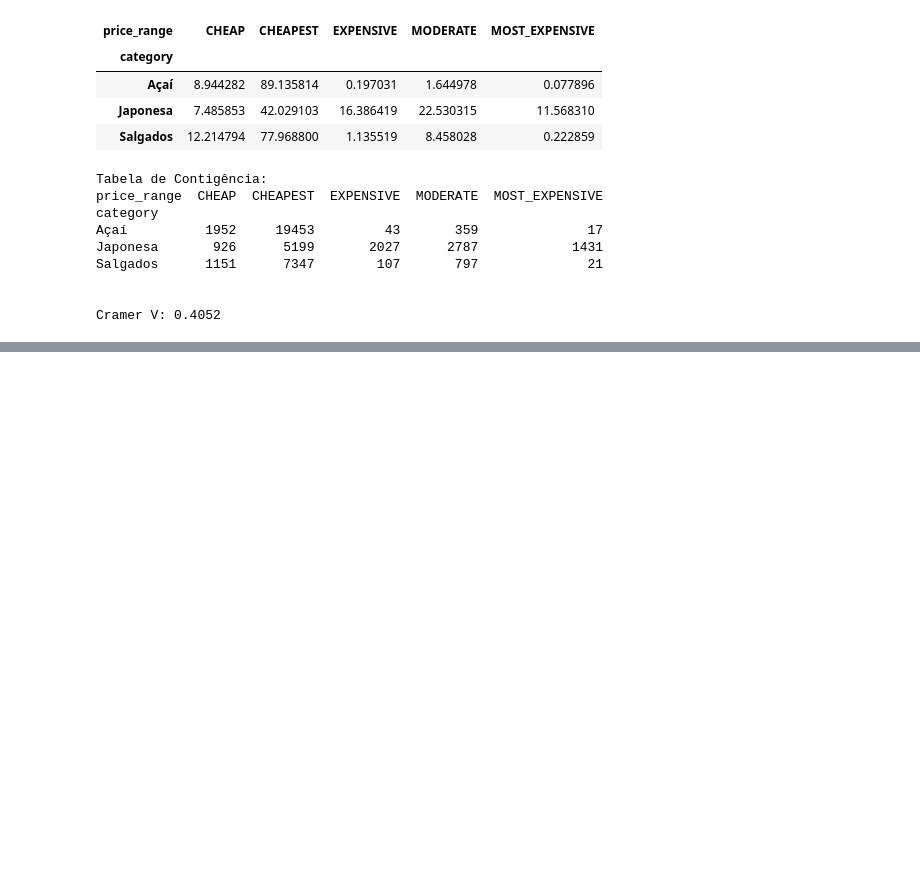
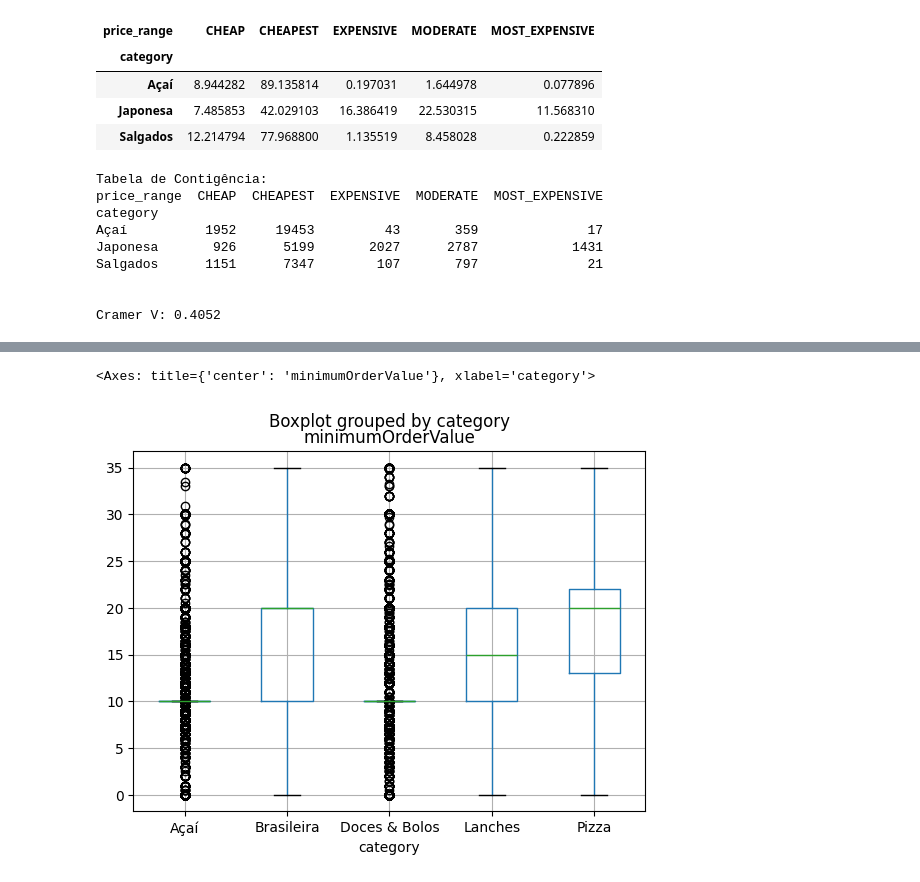
Before and after one commit to GabrielEnzoMurai/Python-repository, a Jupyter notebook: Study/estatística/stat7.ipynb, the cells around one changed output, grey strips where cells are left out. Drawn from its saved outputs; the diff is of its cells as text; code cells hidden in the pictures; blank space fills up the shorter version.

```diff
--- a/Study/estatística/stat7.ipynb
+++ b/Study/estatística/stat7.ipynb
@@ -196,0 +218,5 @@ Cramer V: 0.4052
+# %%
+df_tmp.boxplot(column="minimumOrderValue", by="category")
+# %% [output]
+<Axes: title={'center': 'minimumOrderValue'}, xlabel='category'>
+[figure, added]
```
Also changed, not shown: parts of 6 cells of this notebook.
